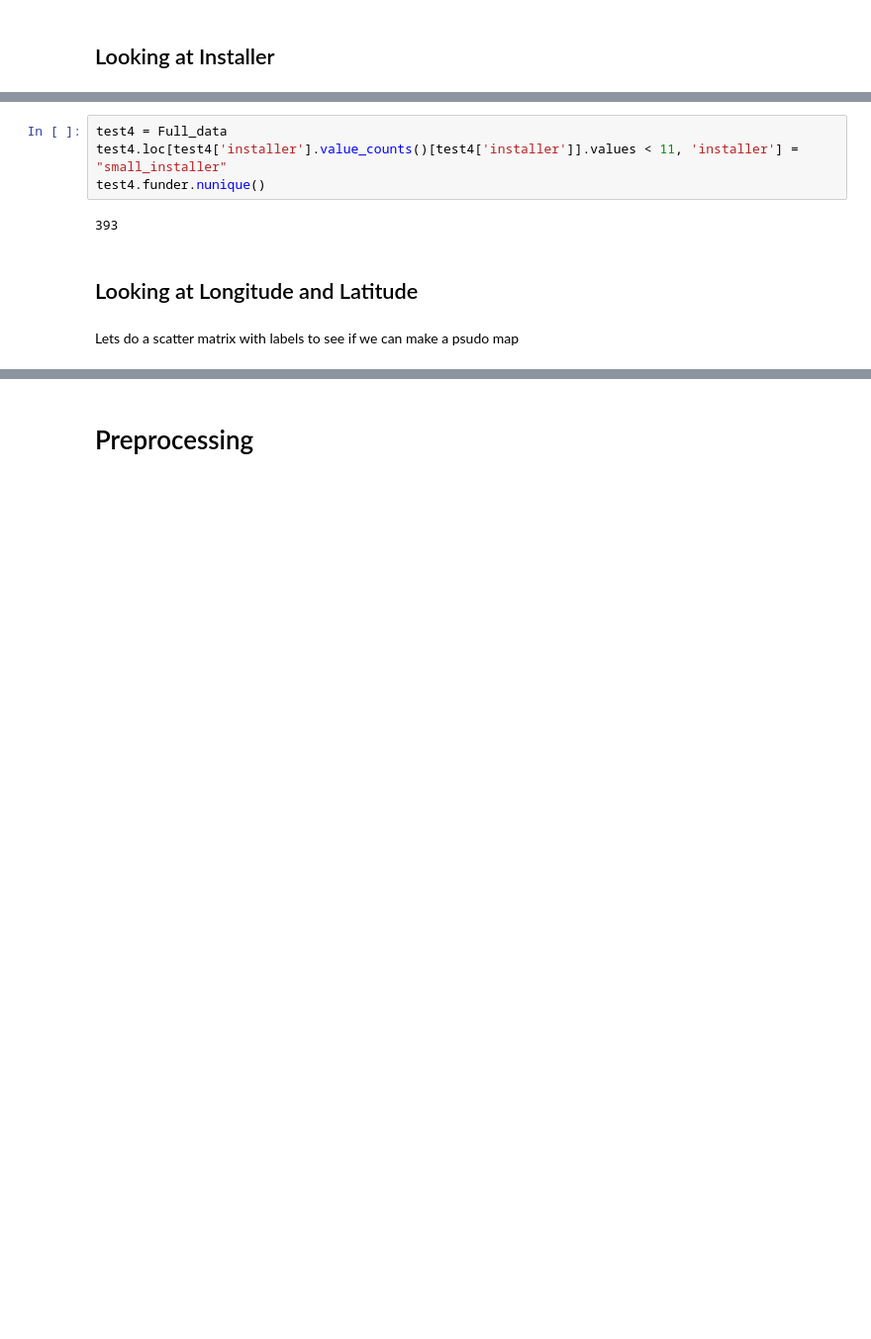
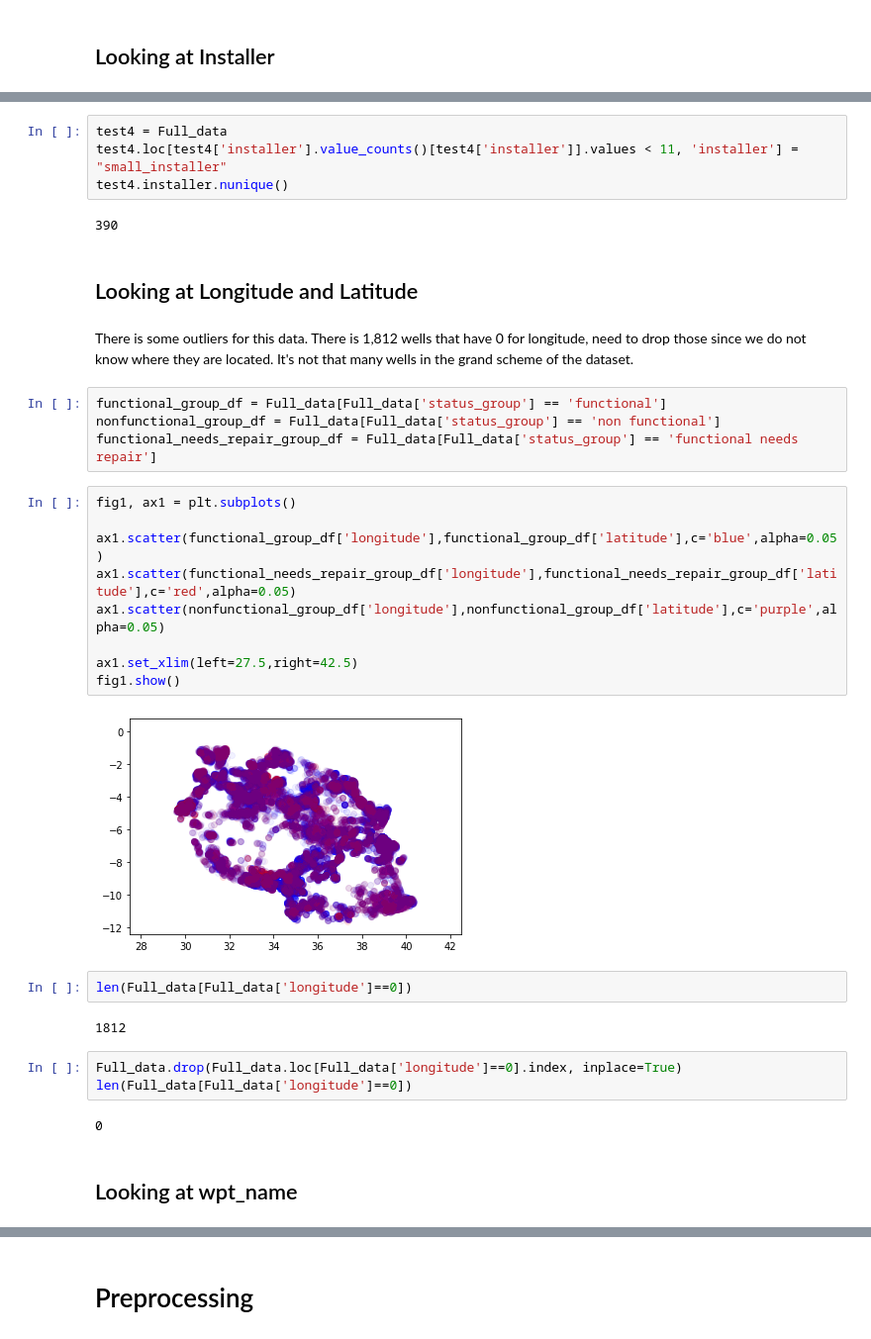
Before and after one commit to stevenkyle2013/Water-Well-Classifier, a Jupyter notebook: Main-Notebook.ipynb, the cells around one changed output, grey strips where cells are left out. Shown: that part at 99% size. Saved outputs shown, nothing was run; the diff lists cells and outputs as text; blank space fills up the shorter version.

```diff
--- a/Main-Notebook.ipynb
+++ b/Main-Notebook.ipynb
@@ -412,10 +412,36 @@ Name: installer, Length: 2145, dtype: int64
 # %%
 test4 = Full_data
 test4.loc[test4['installer'].value_counts()[test4['installer']].values < 11, 'installer'] = "small_installer"
-test4.funder.nunique()
+test4.installer.nunique()
 # %% [output]
-393
+390
 # %% [markdown]
 ## Looking at Longitude and Latitude
-# %% [markdown]
-Lets do a scatter matrix with labels to see if we can make a psudo map
+# %% [markdown]
+There is some outliers for this data. There is 1,812 wells that have 0 for longitude, need to drop those since we do not know where they are located. It's not that many wells in the grand scheme of the dataset.
+# %%
+functional_group_df = Full_data[Full_data['status_group'] == 'functional']
+nonfunctional_group_df = Full_data[Full_data['status_group'] == 'non functional']
+functional_needs_repair_group_df = Full_data[Full_data['status_group'] == 'functional needs repair']
+# %%
+fig1, ax1 = plt.subplots()
+
+ax1.scatter(functional_group_df['longitude'],functional_group_df['latitude'],c='blue',alpha=0.05)
+ax1.scatter(functional_needs_repair_group_df['longitude'],functional_needs_repair_group_df['latitude'],c='red',alpha=0.05)
+ax1.scatter(nonfunctional_group_df['longitude'],nonfunctional_group_df['latitude'],c='purple',alpha=0.05)
+
+ax1.set_xlim(left=27.5,right=42.5)
+fig1.show()
+# %% [output]
+[figure, added]
+# %%
+len(Full_data[Full_data['longitude']==0])
+# %% [output]
+1812
+# %%
+Full_data.drop(Full_data.loc[Full_data['longitude']==0].index, inplace=True)
+len(Full_data[Full_data['longitude']==0])
+# %% [output]
+0
+# %% [markdown]
+## Looking at wpt_name
```
Also changed, not shown: parts of 47 cells of this notebook.
